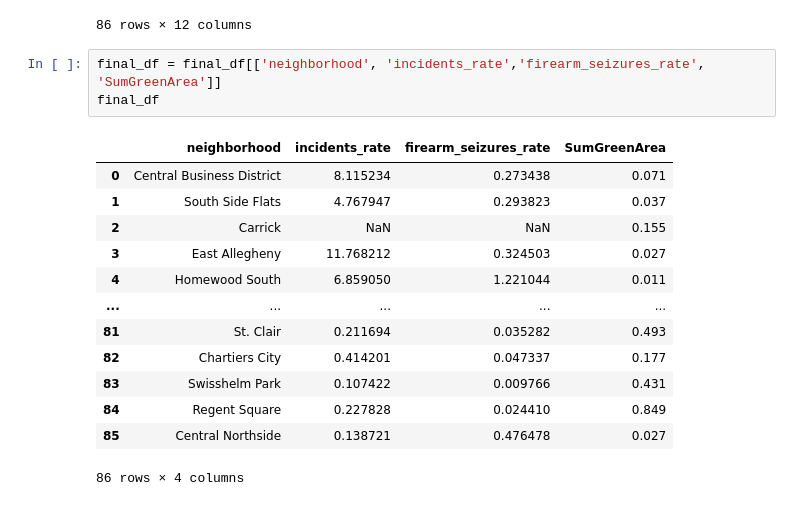
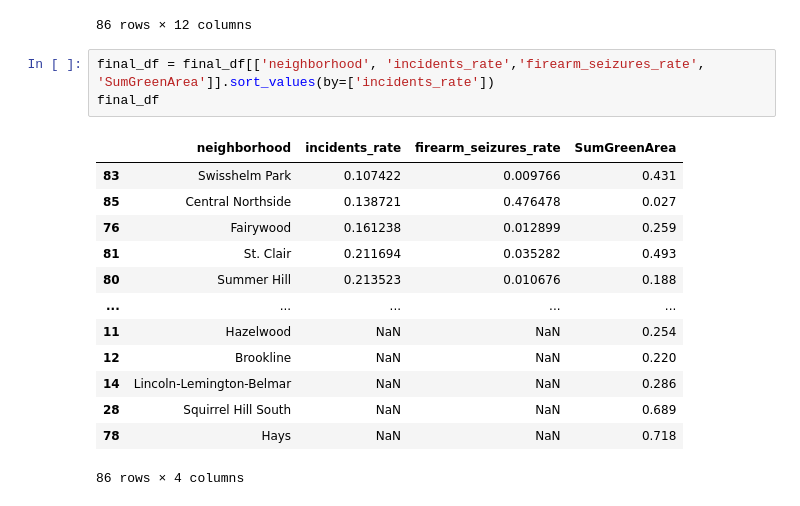
Before and after one commit to TingluR/CMPINF001-Final-Project, a Jupyter notebook: final_metric.ipynb, the cells around one changed output. Drawn from its saved outputs; the diff is of its cells as text.

Commit message:
updated arrest rate

```diff
--- a/final_metric.ipynb
+++ b/final_metric.ipynb
@@ -130,19 +130,19 @@ final_df
 | 85 | 94 | Central Northside | 23 | 79 | 18 | 165.8 | ... |
 86 rows × 12 columns
 # %%
-final_df = final_df[['neighborhood', 'incidents_rate','firearm_seizures_rate', 'SumGreenArea']]
+final_df = final_df[['neighborhood', 'incidents_rate','firearm_seizures_rate', 'SumGreenArea']].sort_values(by=['incidents_rate'])
 final_df
 # %% [output]
 |  | neighborhood | incidents_rate | firearm_seizures_rate | SumGreenArea |
-| 0 | Central Business District | 8.115234 | 0.273438 | 0.071 |
-| 1 | South Side Flats | 4.767947 | 0.293823 | 0.037 |
-| 2 | Carrick | NaN | NaN | 0.155 |
-| 3 | East Allegheny | 11.768212 | 0.324503 | 0.027 |
-| 4 | Homewood South | 6.859050 | 1.221044 | 0.011 |
+| 83 | Swisshelm Park | 0.107422 | 0.009766 | 0.431 |
+| 85 | Central Northside | 0.138721 | 0.476478 | 0.027 |
+| 76 | Fairywood | 0.161238 | 0.012899 | 0.259 |
+| 81 | St. Clair | 0.211694 | 0.035282 | 0.493 |
+| 80 | Summer Hill | 0.213523 | 0.010676 | 0.188 |
 | ... | ... | ... | ... | ... |
-| 81 | St. Clair | 0.211694 | 0.035282 | 0.493 |
-| 82 | Chartiers City | 0.414201 | 0.047337 | 0.177 |
-| 83 | Swisshelm Park | 0.107422 | 0.009766 | 0.431 |
-| 84 | Regent Square | 0.227828 | 0.024410 | 0.849 |
-| 85 | Central Northside | 0.138721 | 0.476478 | 0.027 |
+| 11 | Hazelwood | NaN | NaN | 0.254 |
+| 12 | Brookline | NaN | NaN | 0.220 |
+| 14 | Lincoln-Lemington-Belmar | NaN | NaN | 0.286 |
+| 28 | Squirrel Hill South | NaN | NaN | 0.689 |
+| 78 | Hays | NaN | NaN | 0.718 |
 86 rows × 4 columns
```
